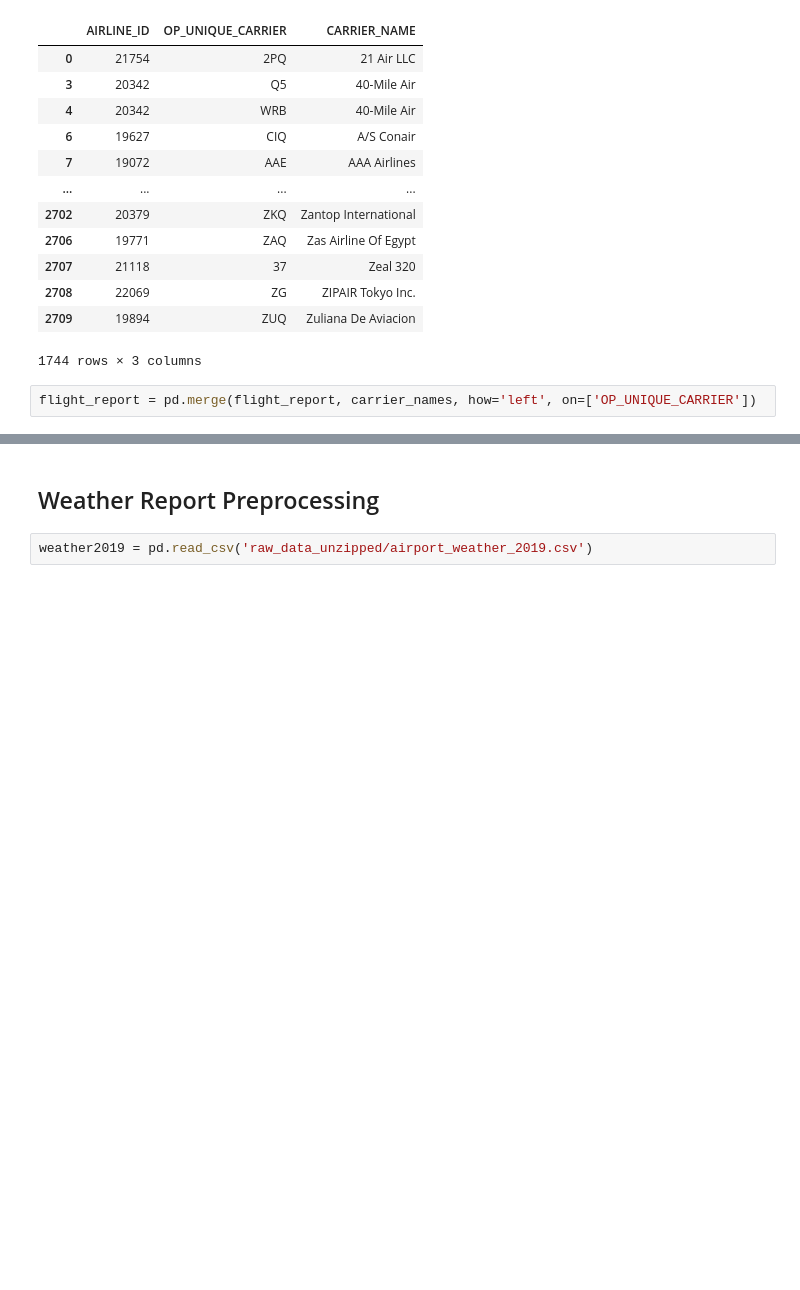
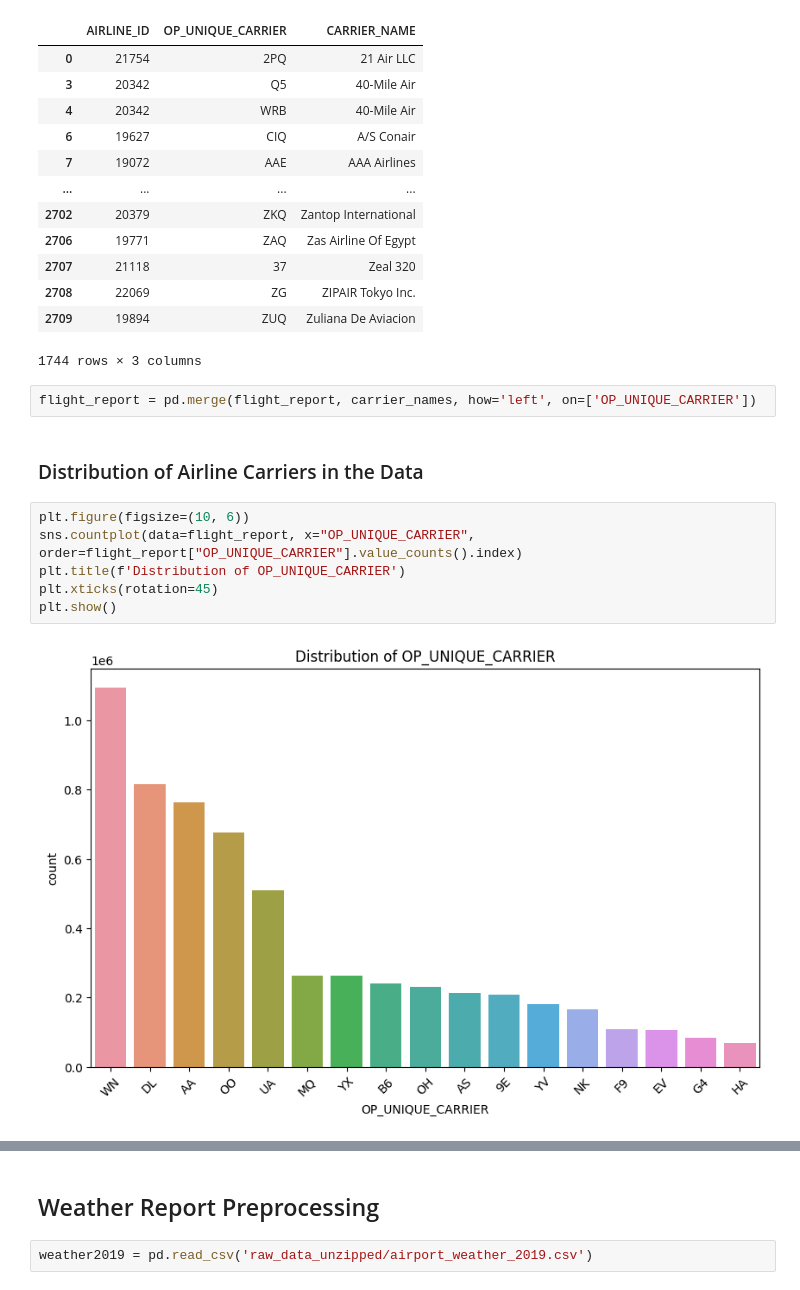
Before and after one commit to MarcVHughes/DS410-Miniproject, a Jupyter notebook: data_merging.ipynb, the cells around one changed output, grey strips where cells are left out. Cells and saved outputs as stored; diff of their text form; blank space fills up the shorter version.

Commit message:
refactor: edit visualizations and exports

```diff
--- a/data_merging.ipynb
+++ b/data_merging.ipynb
@@ -90,3 +90,13 @@ carrier_names
 1744 rows × 3 columns
 # %%
 flight_report = pd.merge(flight_report, carrier_names, how='left', on=['OP_UNIQUE_CARRIER'])
+# %% [markdown]
+### Distribution of Airline Carriers in the Data
+# %%
+plt.figure(figsize=(10, 6))
+sns.countplot(data=flight_report, x="OP_UNIQUE_CARRIER", order=flight_report["OP_UNIQUE_CARRIER"].value_counts().index)
+plt.title(f'Distribution of OP_UNIQUE_CARRIER')
+plt.xticks(rotation=45)
+plt.show()
+# %% [output]
+[figure, added]
```
Also changed, not shown: parts of 2 cells of this notebook, 1 other file.
